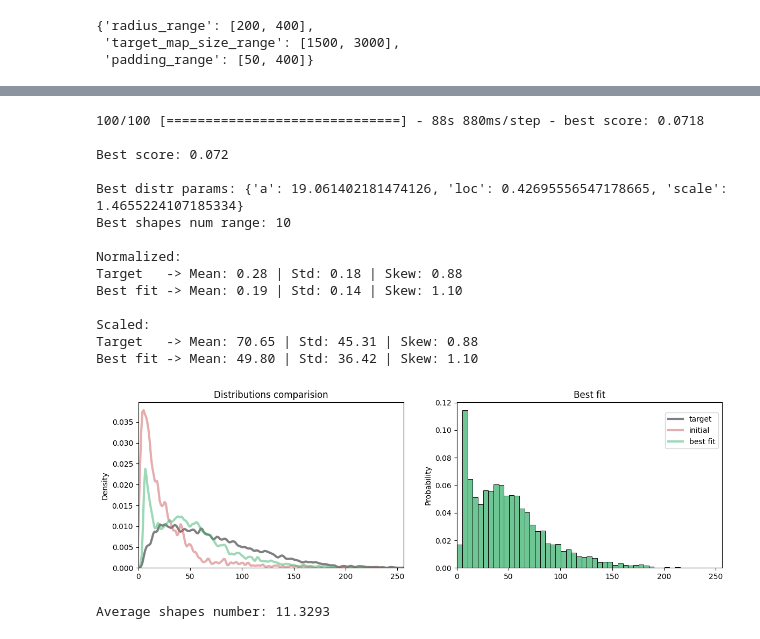
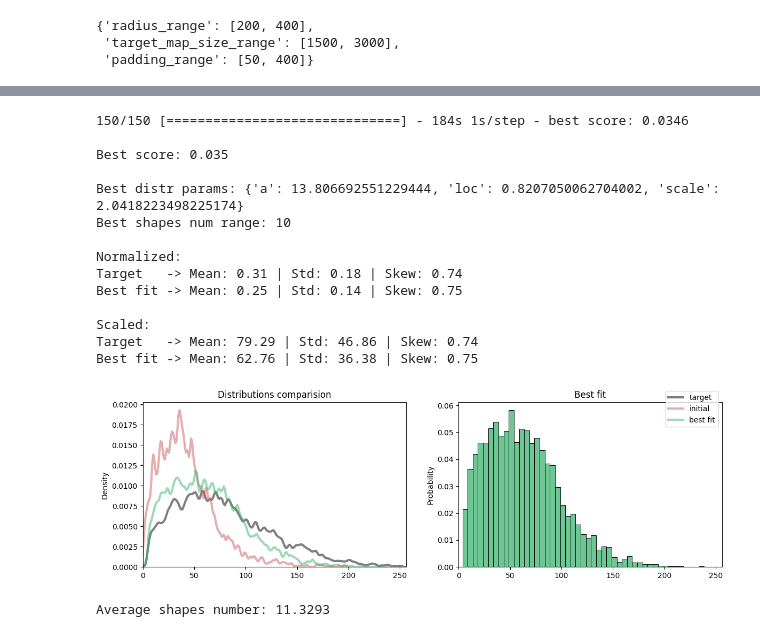
Before and after one commit to fzzyfoxx/resume, a Jupyter notebook: maps_vectorization/RPN_optimization.ipynb, the cells around one changed output, grey strips where cells are left out. Cells and saved outputs as stored; diff of their text form; code cells hidden in the pictures.

```diff
--- a/maps_vectorization/RPN_optimization.ipynb
+++ b/maps_vectorization/RPN_optimization.ipynb
@@ -507,7 +568,7 @@ Mean: 0.15 | Std: 0.12 | Skew: 1.72
 fig = plt.figure(figsize=(8,4))
 plt.xlim(0, cfg.target_size)
 
-target_distr_sim = skewnorm.rvs(a=8.0, loc=0.03, scale=0.3, size=5000)
+target_distr_sim = skewnorm.rvs(a=3.0, loc=0.07, scale=0.3, size=5000)
 target_distr_sim = np.delete(target_distr_sim, np.where((target_distr_sim<5/256) | (target_distr_sim>1)))
 distr_description = describe(target_distr_sim)
 print('Mean: {:.2f} | Std: {:.2f} | Skew: {:.2f}'.format(distr_description.mean, distr_description.variance**0.5, distr_description.skewness))
@@ -538,9 +599,16 @@ input_generator_args
  'padding_range': [50, 400]}
 # %%
 custom_ig_args = {
-    'radius_range': [150, 300],
+    'randomize_args': {
+    'radius_range': [200, 400],
     'target_map_size_range': [1500, 3000],
-    'padding_range': [50, 100]
-}
-ig = map_drawer_input_generator(client, input_generator_args, batch_size=512, test_mode=1)
+    'padding_range': [50, 400]
+},
+    'adjustment_args': {
+        'target_mean_size': 0.31,
+        'min_shapes_num': 20,
+        'adjust_extending': True
+    }}
+
+ig = map_drawer_input_generator(client, **custom_ig_args, batch_size=512, test_mode=1, adjustment=True)
 # %% [output]
@@ -547,0 +616,7 @@ Parcels memory usage: 3.613 MB
+# %%
+# TEST NUMBER OF AVAILABLE PARCELS
+parcel_spaces = [len(next(ig)[0]['shapes']) for _ in range(512)]
+print(f'Average available parcels: {np.mean(parcel_spaces)}')
+ax = sns.histplot(parcel_spaces, binwidth=1, cumulative=False, stat='percent')
+for i in ax.containers:
+    ax.bar_label(i,fmt='%.1f', fontsize=7)
@@ -556,7 +634,8 @@ class DistOptimizer:
         self.ig_len = input_generator.batch_size
 
     def _eval_distribution(self, params):
-        sizes_dist = np.concatenate([input_distribution_simulation(*list(next(ig)[0].values())[:2],
+
+        sizes_dist = np.concatenate([input_distribution_simulation(*list(next(self.ig)[0].values())[:2],
                                                                    distr_func=self.distr_func,
                                                                    distr_args={key: value for key, value in zip(self.distr_keys, params[:len(self.distr_keys)])},
                                                                    patterns_range=(1,params[-1]),
@@ -619,7 +698,7 @@ class DistOptimizer:
         sns.kdeplot(target_distr_sim*self.target_size, color='black', bw_adjust=bw_adjust, alpha=0.5, linewidth=3, ax=ax[0])
         sns.kdeplot(initial_bbox_dist*self.target_size, color='indianred', bw_adjust=bw_adjust, alpha=0.5, linewidth=3, ax=ax[0])
         sns.kdeplot(best_fit_dist*self.target_size, color='mediumseagreen', bw_adjust=bw_adjust, alpha=0.5, linewidth=3, ax=ax[0])
-        ax[0].figure.legend(labels=['target', 'initial', 'best fit'], loc='upper right', bbox_to_anchor=(0.2,0.5,0.25,0.45))
+        ax[0].figure.legend(labels=['target', 'initial', 'best fit'], loc='upper right', bbox_to_anchor=(0.4,0.5,0.5,0.45))
 
         ax[1].set_title('Best fit')
         sns.histplot(best_fit_dist*self.target_size, color='mediumseagreen', binwidth=5, stat='probability', ax=ax[1])
@@ -632,52 +711,52 @@ opt = DistOptimizer(
 )
 # %%
 target_measures = [
-    {'stat': 'mean', 'target_value': 0.27, 'weight': 0.7, 'result_operator': mul, 'operator_arg': 1},
-    {'stat': 'variance', 'target_value': 0.18, 'weight': 0.2, 'result_operator': pow, 'operator_arg': 0.5},
-    {'stat': 'skewness', 'target_value': 0.92, 'weight': 0.1, 'result_operator': mul, 'operator_arg': 1}
+    {'stat': 'mean', 'target_value': 0.31, 'weight': 0.2, 'result_operator': mul, 'operator_arg': 1},
+    {'stat': 'variance', 'target_value': 0.18, 'weight': 0.6, 'result_operator': pow, 'operator_arg': 0.5},
+    {'stat': 'skewness', 'target_value': 0.74, 'weight': 0.2, 'result_operator': mul, 'operator_arg': 1}
 ]
 
 search_space = [
     Real(0.0, 25.0, name='skewness'),
     Real(0.05, 2.0, name='mean'),
     Real(0.05, 3.0, name='std'),
     Integer(10, 20, name='patterns_range')
 ]
 
 distr_keys = ['a', 'loc', 'scale']
 
 optimizer_args = {
-    'n_calls': 100,
-    'n_random_starts': 25,
+    'n_calls': 150,
+    'n_random_starts': 30,
     'n_initial_points': 15
 }
 
 result = opt.run_experiment(
     search_space=search_space,
     optimizer_args=optimizer_args,
     distr_func=skewnorm,
     distr_keys=distr_keys,
     minimal_size=5/cfg.target_size,
     target_measures=target_measures,
     target_distr_sim=target_distr_sim,
     initial_bbox_dist=initial_bbox_dist
 )
 # %% [output]
-100/100 [==============================] - 88s 880ms/step - best score: 0.0718
+150/150 [==============================] - 184s 1s/step - best score: 0.0346
 
-Best score: 0.072
+Best score: 0.035
 
-Best distr params: {'a': 19.061402181474126, 'loc': 0.42695556547178665, 'scale': 1.4655224107185334}
+Best distr params: {'a': 13.806692551229444, 'loc': 0.8207050062704002, 'scale': 2.0418223498225174}
 Best shapes num range: 10
 
 Normalized:
-Target   -> Mean: 0.28 | Std: 0.18 | Skew: 0.88
-Best fit -> Mean: 0.19 | Std: 0.14 | Skew: 1.10
+Target   -> Mean: 0.31 | Std: 0.18 | Skew: 0.74
+Best fit -> Mean: 0.25 | Std: 0.14 | Skew: 0.75
 
 Scaled:
-Target   -> Mean: 70.65 | Std: 45.31 | Skew: 0.88
-Best fit -> Mean: 49.80 | Std: 36.42 | Skew: 1.10
+Target   -> Mean: 79.29 | Std: 46.86 | Skew: 0.74
+Best fit -> Mean: 62.76 | Std: 36.38 | Skew: 0.75
-[figure, old version]
+[figure, new version]
 # %%
 # NUMBER OF SHAPES SIMULATION
 shapes_distr = np.array([random_shapes_num(patterns_range=(1,10)) for _ in range(10000)])
```
Also changed, not shown: parts of 23 cells of this notebook, 4 other files.
